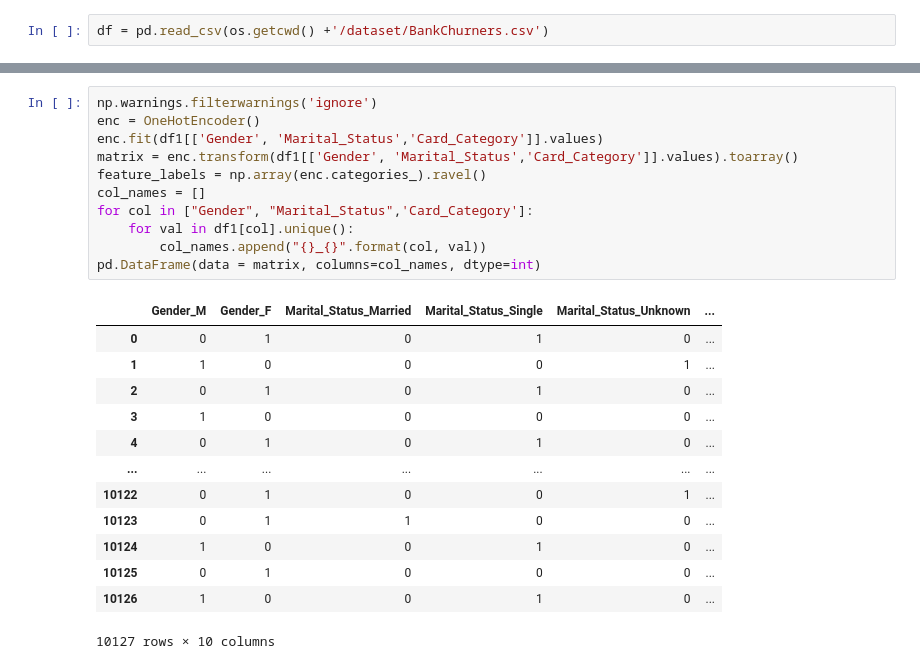
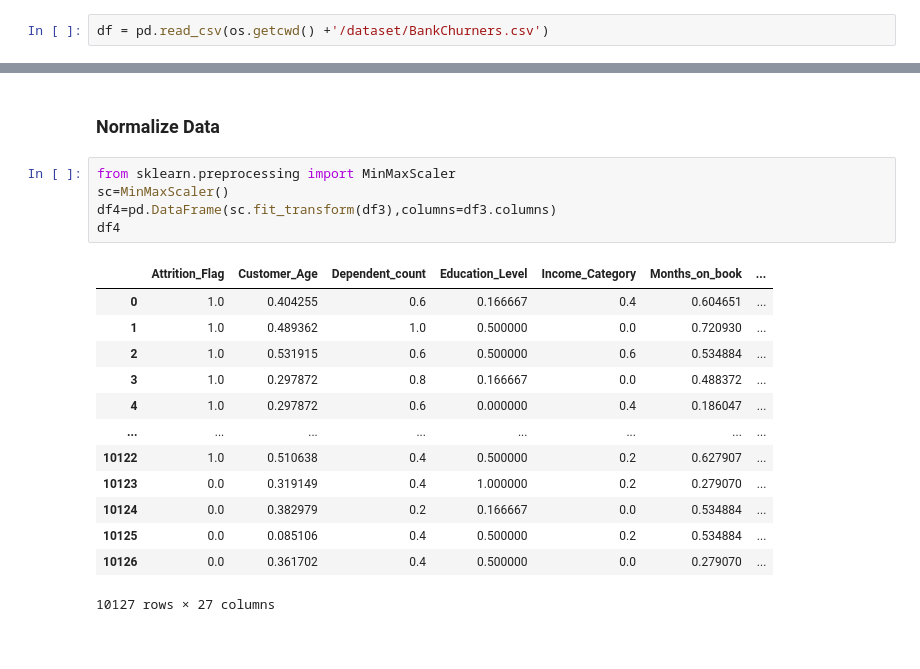
Before and after one commit to way2geek/churnprediction, a Jupyter notebook: preprocessing.ipynb, the cells around one changed output, grey strips where cells are left out. Drawn from its saved outputs; the diff is of its cells as text; blank space fills up the shorter version.

```diff
--- a/preprocessing.ipynb
+++ b/preprocessing.ipynb
@@ -121,27 +136,23 @@ df
-# %%
-np.warnings.filterwarnings('ignore')
-enc = OneHotEncoder()
-enc.fit(df1[['Gender', 'Marital_Status','Card_Category']].values)
-matrix = enc.transform(df1[['Gender', 'Marital_Status','Card_Category']].values).toarray()
-feature_labels = np.array(enc.categories_).ravel()
-col_names = []
-for col in ["Gender", "Marital_Status",'Card_Category']:
-    for val in df1[col].unique():
-        col_names.append("{}_{}".format(col, val))
-pd.DataFrame(data = matrix, columns=col_names, dtype=int)
-# %% [output]
-|  | Gender_M | Gender_F | Marital_Status_Married | Marital_Status_Single | Marital_Status_Unknown | ... |
-| 0 | 0 | 1 | 0 | 1 | 0 | ... |
-| 1 | 1 | 0 | 0 | 0 | 1 | ... |
-| 2 | 0 | 1 | 0 | 1 | 0 | ... |
-| 3 | 1 | 0 | 0 | 0 | 0 | ... |
-| 4 | 0 | 1 | 0 | 1 | 0 | ... |
-| ... | ... | ... | ... | ... | ... | ... |
-| 10122 | 0 | 1 | 0 | 0 | 1 | ... |
-| 10123 | 0 | 1 | 1 | 0 | 0 | ... |
-| 10124 | 1 | 0 | 0 | 1 | 0 | ... |
-| 10125 | 0 | 1 | 0 | 0 | 0 | ... |
-| 10126 | 1 | 0 | 0 | 1 | 0 | ... |
-10127 rows × 10 columns
+# %% [markdown]
+### Normalize Data
+# %%
+from sklearn.preprocessing import MinMaxScaler
+sc=MinMaxScaler()
+df4=pd.DataFrame(sc.fit_transform(df3),columns=df3.columns)
+df4
+# %% [output]
+|  | Attrition_Flag | Customer_Age | Dependent_count | Education_Level | Income_Category | Months_on_book | ... |
+| 0 | 1.0 | 0.404255 | 0.6 | 0.166667 | 0.4 | 0.604651 | ... |
+| 1 | 1.0 | 0.489362 | 1.0 | 0.500000 | 0.0 | 0.720930 | ... |
+| 2 | 1.0 | 0.531915 | 0.6 | 0.500000 | 0.6 | 0.534884 | ... |
+| 3 | 1.0 | 0.297872 | 0.8 | 0.166667 | 0.0 | 0.488372 | ... |
+| 4 | 1.0 | 0.297872 | 0.6 | 0.000000 | 0.4 | 0.186047 | ... |
+| ... | ... | ... | ... | ... | ... | ... | ... |
+| 10122 | 1.0 | 0.510638 | 0.4 | 0.500000 | 0.2 | 0.627907 | ... |
+| 10123 | 0.0 | 0.319149 | 0.4 | 1.000000 | 0.2 | 0.279070 | ... |
+| 10124 | 0.0 | 0.382979 | 0.2 | 0.166667 | 0.0 | 0.534884 | ... |
+| 10125 | 0.0 | 0.085106 | 0.4 | 0.500000 | 0.2 | 0.534884 | ... |
+| 10126 | 0.0 | 0.361702 | 0.4 | 0.500000 | 0.0 | 0.279070 | ... |
+10127 rows × 27 columns
 # %%
 # %% [output]
```
Also changed, not shown: parts of 20 cells of this notebook.
